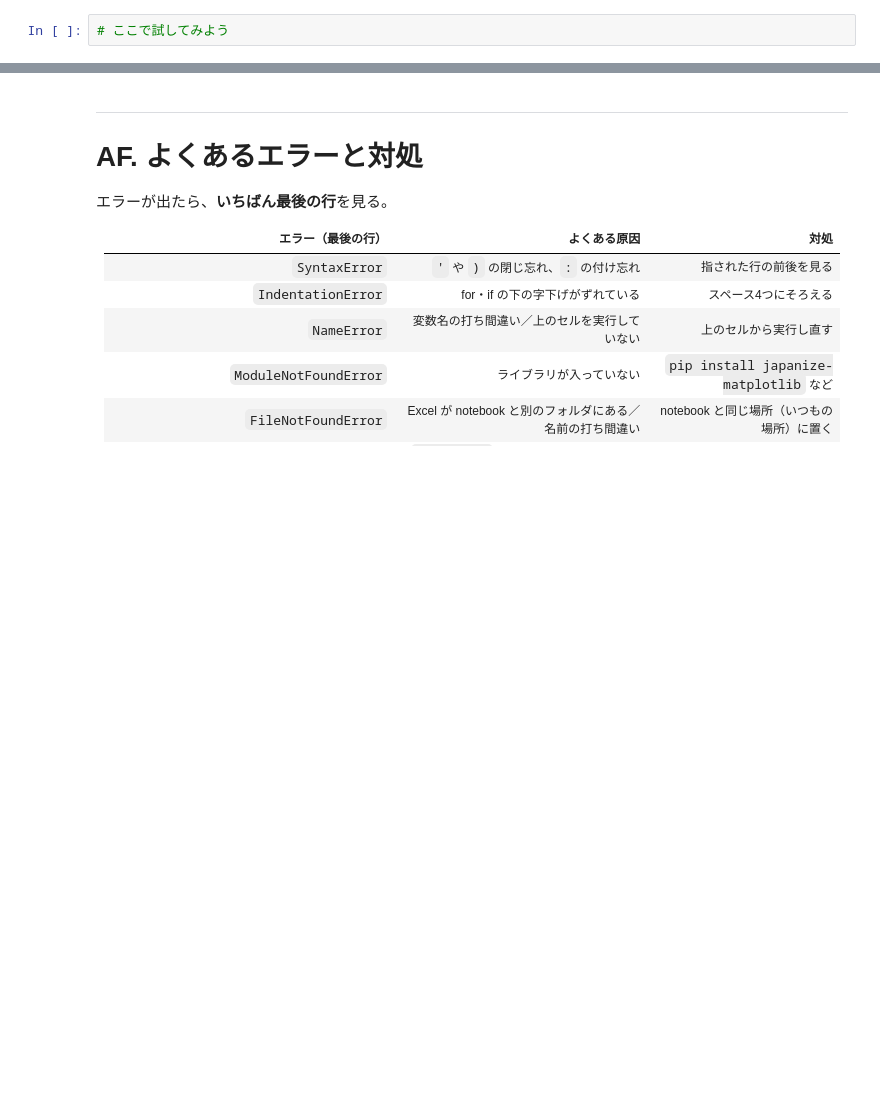
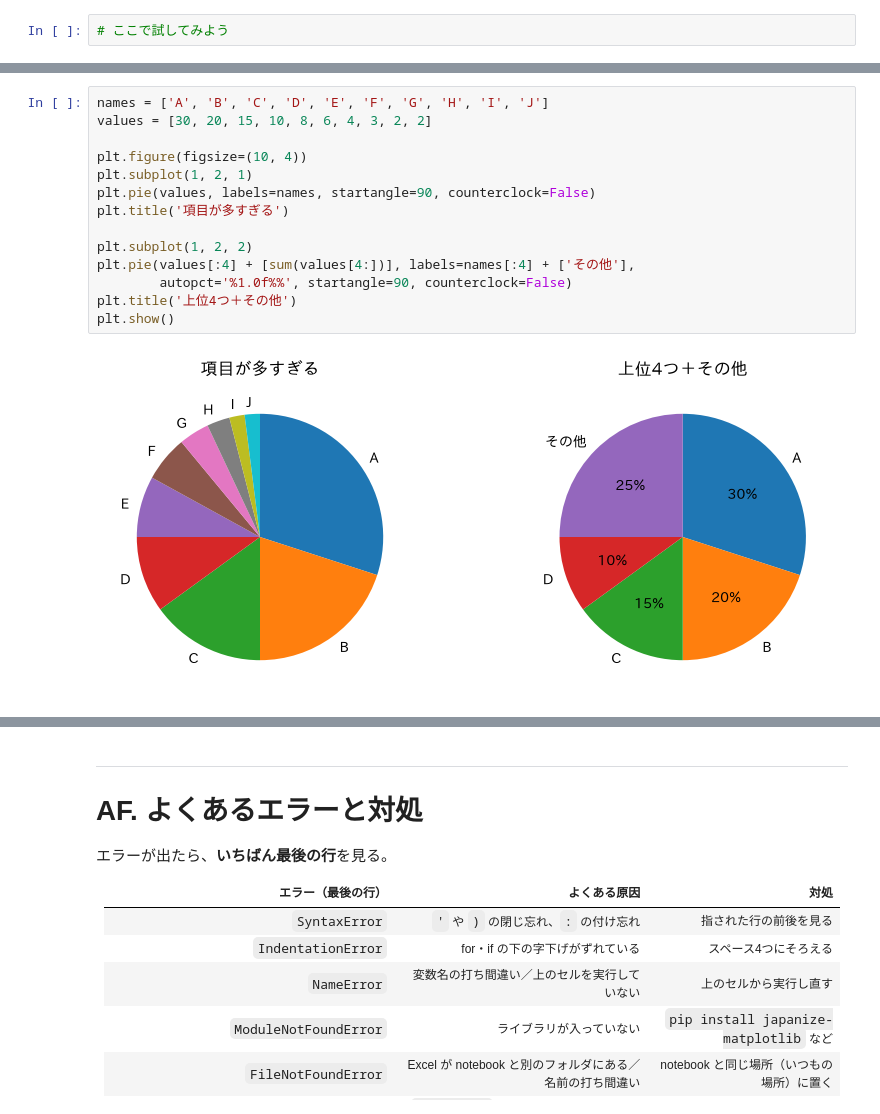
Before and after one commit to CreativeStudies-NGT/lectures, a Jupyter notebook: dsa/DSA2026_第11講_総復習.ipynb, the cells around one changed output, grey strips where cells are left out. Cells and saved outputs as stored; diff of their text form; blank space fills up the shorter version.

```diff
--- a/dsa/DSA2026_第11講_総復習.ipynb
+++ b/dsa/DSA2026_第11講_総復習.ipynb
@@ -289,0 +295,16 @@ plt.show()
+# %%
+names = ['A', 'B', 'C', 'D', 'E', 'F', 'G', 'H', 'I', 'J']
+values = [30, 20, 15, 10, 8, 6, 4, 3, 2, 2]
+
+plt.figure(figsize=(10, 4))
+plt.subplot(1, 2, 1)
+plt.pie(values, labels=names, startangle=90, counterclock=False)
+plt.title('項目が多すぎる')
+
+plt.subplot(1, 2, 2)
+plt.pie(values[:4] + [sum(values[4:])], labels=names[:4] + ['その他'],
+        autopct='%1.0f%%', startangle=90, counterclock=False)
+plt.title('上位4つ＋その他')
+plt.show()
+# %% [output]
+[figure, added]
```
Also changed, not shown: parts of 36 cells of this notebook, 13 other files.
